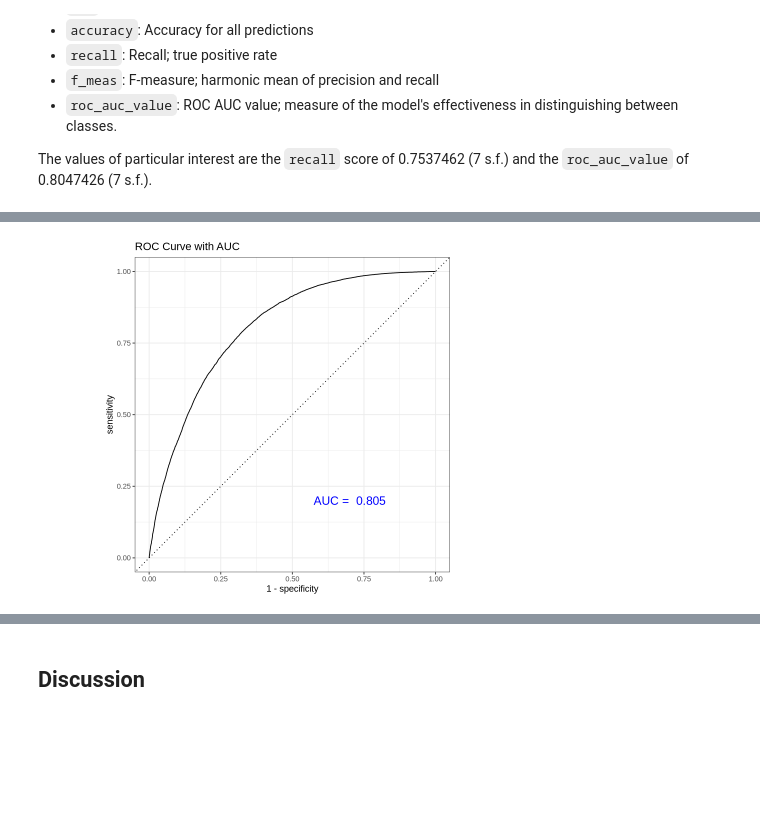
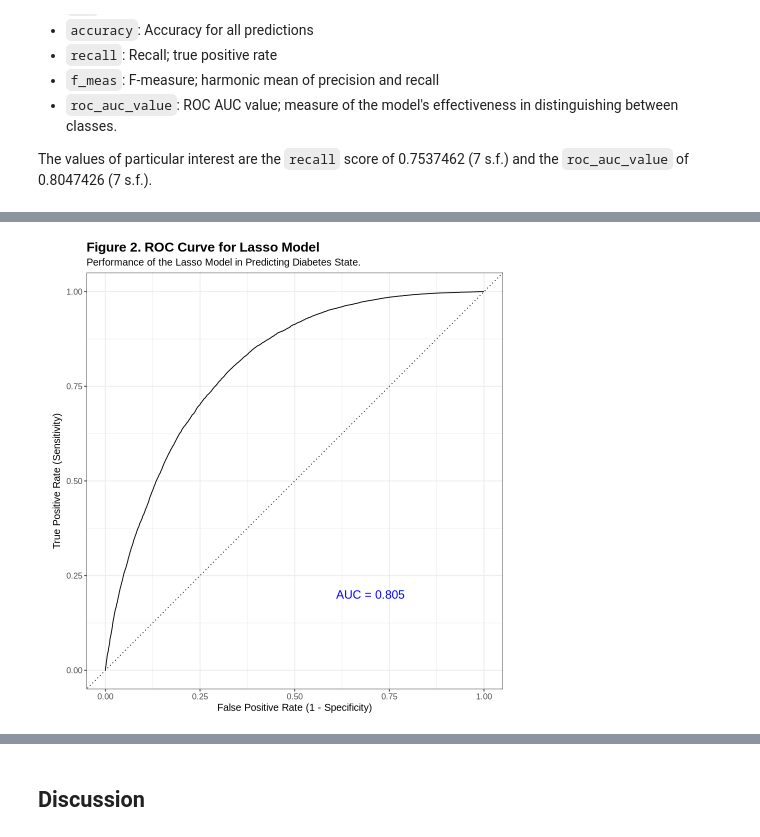
Before and after one commit to DSCI-310-2025/dsci-310-group-06, a Jupyter notebook: reports/diabetes_classification_report.ipynb, the cells around one changed output, grey strips where cells are left out. Cells and saved outputs as stored; diff of their text form; code cells hidden in the pictures; blank space fills up the shorter version.

Commit message:
update image and table labels

```diff
--- a/reports/diabetes_classification_report.ipynb
+++ b/reports/diabetes_classification_report.ipynb
@@ -323,7 +318,20 @@ A tibble: 8 × 3
 # %%
-options(repr.plot.width = 8, repr.plot.height = 6)
-autoplot(roc_curve(lasso_modelOutputs, Diabetes_binary, .pred_1, event_level = "second")) +
-    ggtitle("ROC Curve with AUC") +
-    annotate("text", x = 0.7, y = 0.2, label = paste("AUC = ", round(roc_auc_value$.estimate, 3)), size = 5, color = "blue")
+# ROC curve
+options(repr.plot.width = 8, repr.plot.height = 8)
+
+roc_plot <- autoplot(roc_curve(lasso_modelOutputs, Diabetes_binary, .pred_1, event_level = "second")) +
+  ggtitle("Figure 2. ROC Curve for Lasso Model") +
+  labs(subtitle = "Performance of the Lasso Model in Predicting Diabetes State.",
+       x = "False Positive Rate (1 - Specificity)",
+       y = "True Positive Rate (Sensitivity)") +
+  annotate("text", x = 0.7, y = 0.2, label = paste("AUC =", round(roc_auc_value$.estimate, 3)), size = 5, color = "blue") +
+  theme(
+    plot.title = element_text(size = 16, face = "bold"),
+    plot.subtitle = element_text(size = 12),
+    axis.title = element_text(size = 12),
+    axis.text = element_text(size = 10)
+  )
+
+roc_plot
 # %% [output]
-[figure, old version]
+[figure, new version]
```
Also changed, not shown: parts of 14 cells of this notebook.
